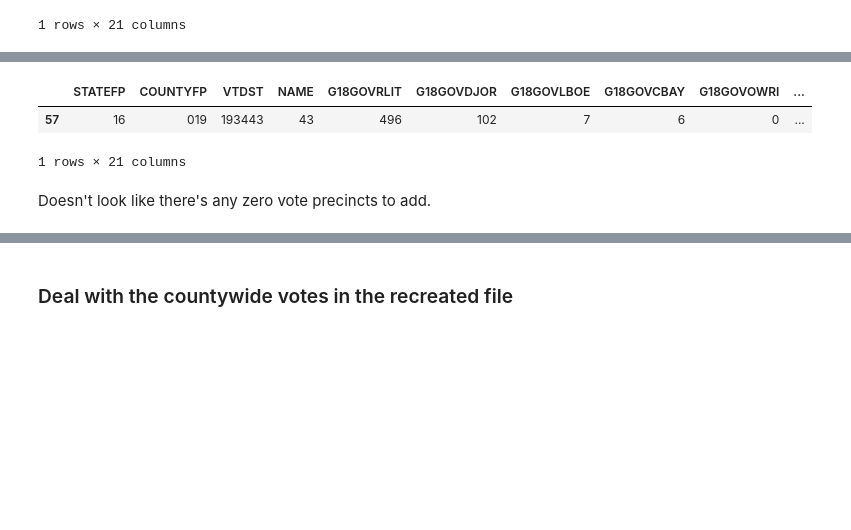
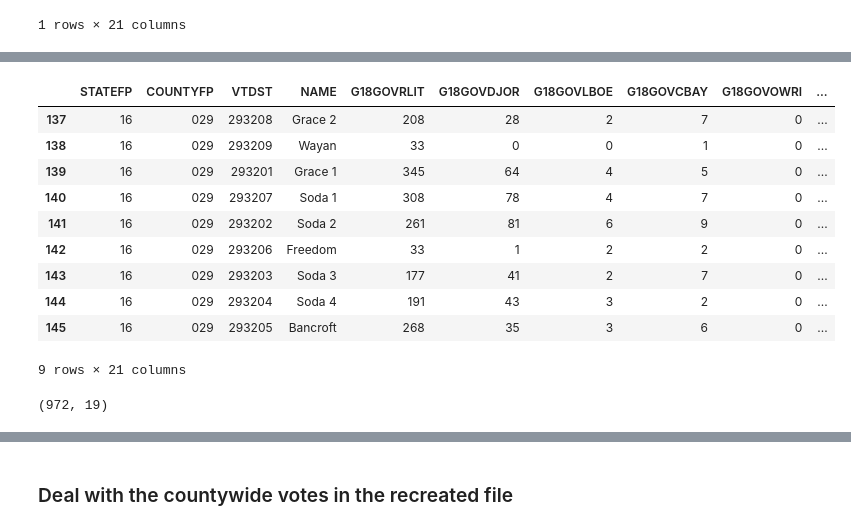
Before and after one commit to nonpartisan-redistricting-datahub/pdv-id, a Jupyter notebook: vest-id-2018/id_vest_2018.ipynb, the cells around one changed output, grey strips where cells are left out. Drawn from its saved outputs; the diff is of its cells as text; code cells hidden in the pictures; blank space fills up the shorter version.

```diff
--- a/vest-id-2018/id_vest_2018.ipynb
+++ b/vest-id-2018/id_vest_2018.ipynb
@@ -336,8 +349,18 @@ election_results[election_results['join_col'] == '01943']
 # %%
-vest_id_18[vest_id_18['join_col'] == '01943']
+vest_id_18[vest_id_18['COUNTYFP'] == '029']
 # %% [output]
 |  | STATEFP | COUNTYFP | VTDST | NAME | G18GOVRLIT | G18GOVDJOR | G18GOVLBOE | G18GOVCBAY | G18GOVOWRI | ... |
-| 57 | 16 | 019 | 193443 | 43 | 496 | 102 | 7 | 6 | 0 | ... |
+| 137 | 16 | 029 | 293208 | Grace 2 | 208 | 28 | 2 | 7 | 0 | ... |
+| 138 | 16 | 029 | 293209 | Wayan | 33 | 0 | 0 | 1 | 0 | ... |
+| 139 | 16 | 029 | 293201 | Grace 1 | 345 | 64 | 4 | 5 | 0 | ... |
+| 140 | 16 | 029 | 293207 | Soda 1 | 308 | 78 | 4 | 7 | 0 | ... |
+| 141 | 16 | 029 | 293202 | Soda 2 | 261 | 81 | 6 | 9 | 0 | ... |
+| 142 | 16 | 029 | 293206 | Freedom | 33 | 1 | 2 | 2 | 0 | ... |
+| 143 | 16 | 029 | 293203 | Soda 3 | 177 | 41 | 2 | 7 | 0 | ... |
+| 144 | 16 | 029 | 293204 | Soda 4 | 191 | 43 | 3 | 2 | 0 | ... |
+| 145 | 16 | 029 | 293205 | Bancroft | 268 | 35 | 3 | 6 | 0 | ... |
-1 rows × 21 columns
+9 rows × 21 columns
-# %% [markdown]
-Doesn't look like there's any zero vote precincts to add.
+# %%
+election_results.shape
+# %% [output]
+(972, 19)
```
Also changed, not shown: parts of 18 cells of this notebook.
